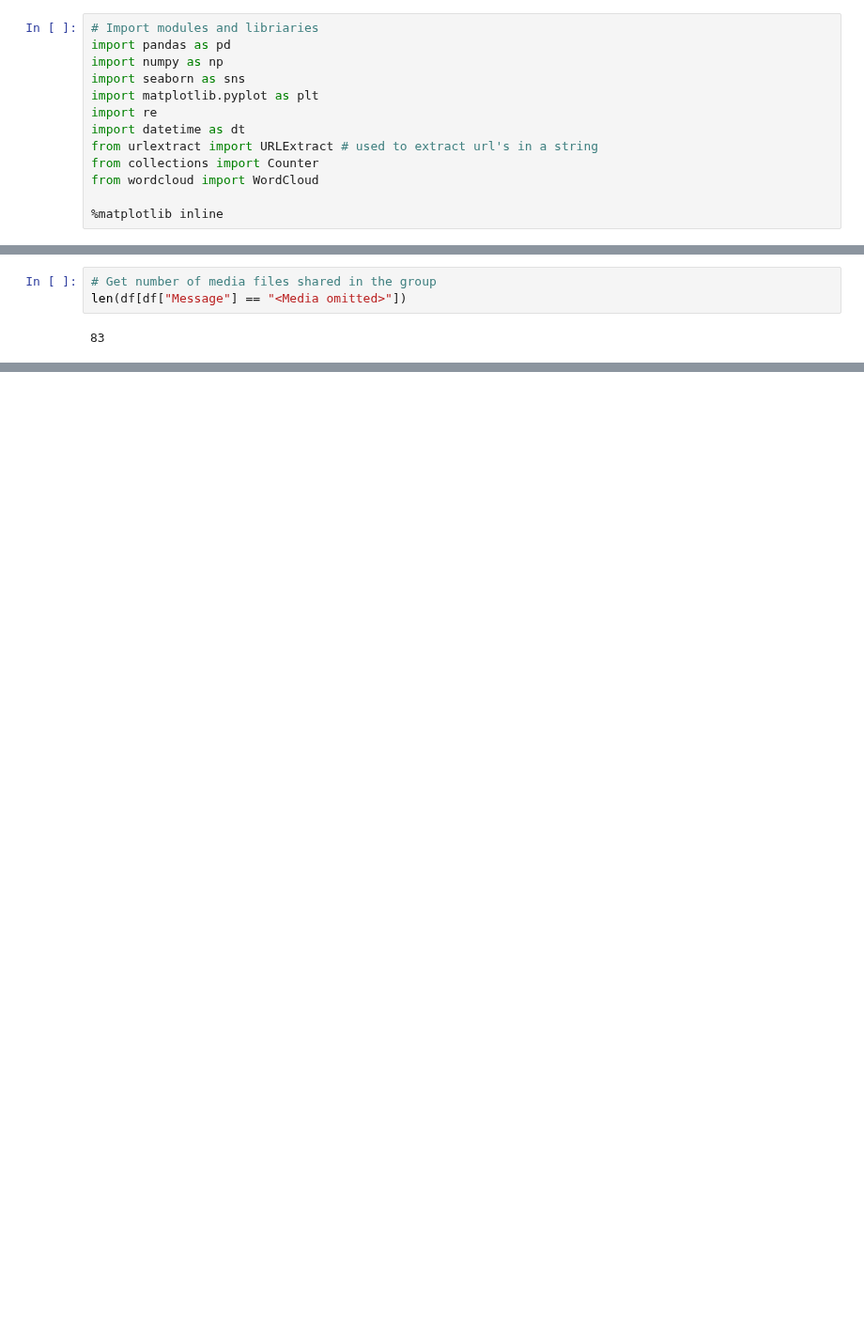
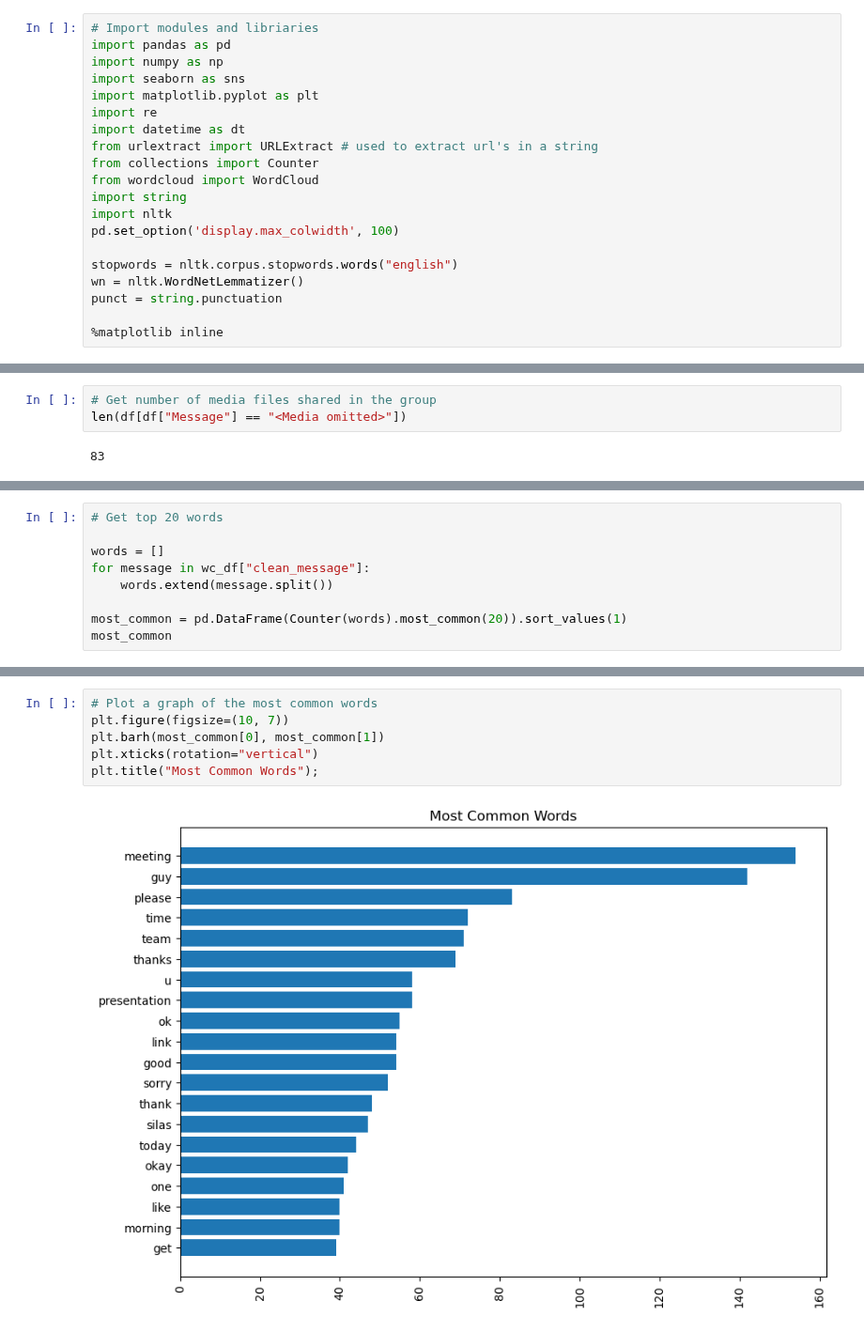
Before and after one commit to lawalsegun2025/whatsapp_chat_analyzer, a Jupyter notebook: whatsapp_chat_analysis.ipynb, the cells around one changed output, grey strips where cells are left out. Shown at 94% size. Drawn from its saved outputs; the diff is of its cells as text; blank space fills up the shorter version.

```diff
--- a/whatsapp_chat_analysis.ipynb
+++ b/whatsapp_chat_analysis.ipynb
@@ -11,6 +11,13 @@ import datetime as dt
 from urlextract import URLExtract # used to extract url's in a string
 from collections import Counter
 from wordcloud import WordCloud
+import string
+import nltk
+pd.set_option('display.max_colwidth', 100)
+
+stopwords = nltk.corpus.stopwords.words("english")
+wn = nltk.WordNetLemmatizer()
+punct = string.punctuation
 
 %matplotlib inline
 # %% [markdown]
@@ -498,0 +578,9 @@ plt.axis("off");
+# %%
+# Get top 20 words
+
+words = []
+for message in wc_df["clean_message"]:
+    words.extend(message.split())
+
+most_common = pd.DataFrame(Counter(words).most_common(20)).sort_values(1)
+most_common
@@ -498,0 +605,8 @@ plt.axis("off");
+# %%
+# Plot a graph of the most common words
+plt.figure(figsize=(10, 7))
+plt.barh(most_common[0], most_common[1])
+plt.xticks(rotation="vertical")
+plt.title("Most Common Words");
+# %% [output]
+[figure, added]
```
Also changed, not shown: parts of 41 cells of this notebook.
